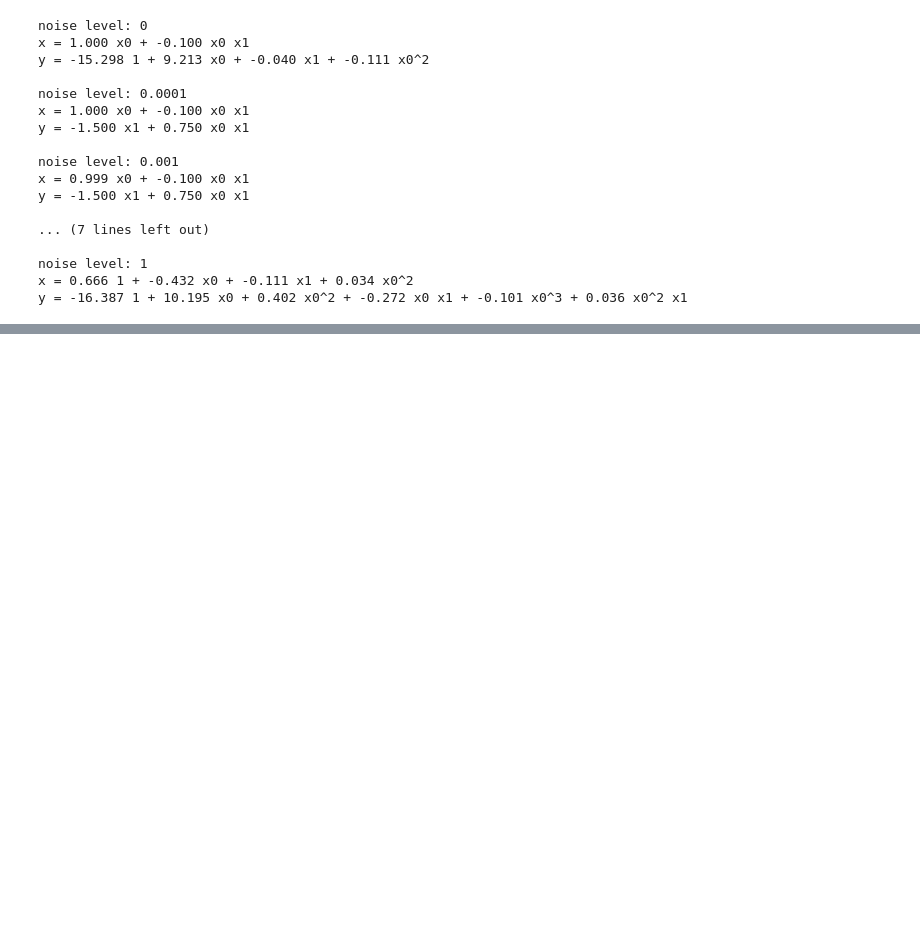
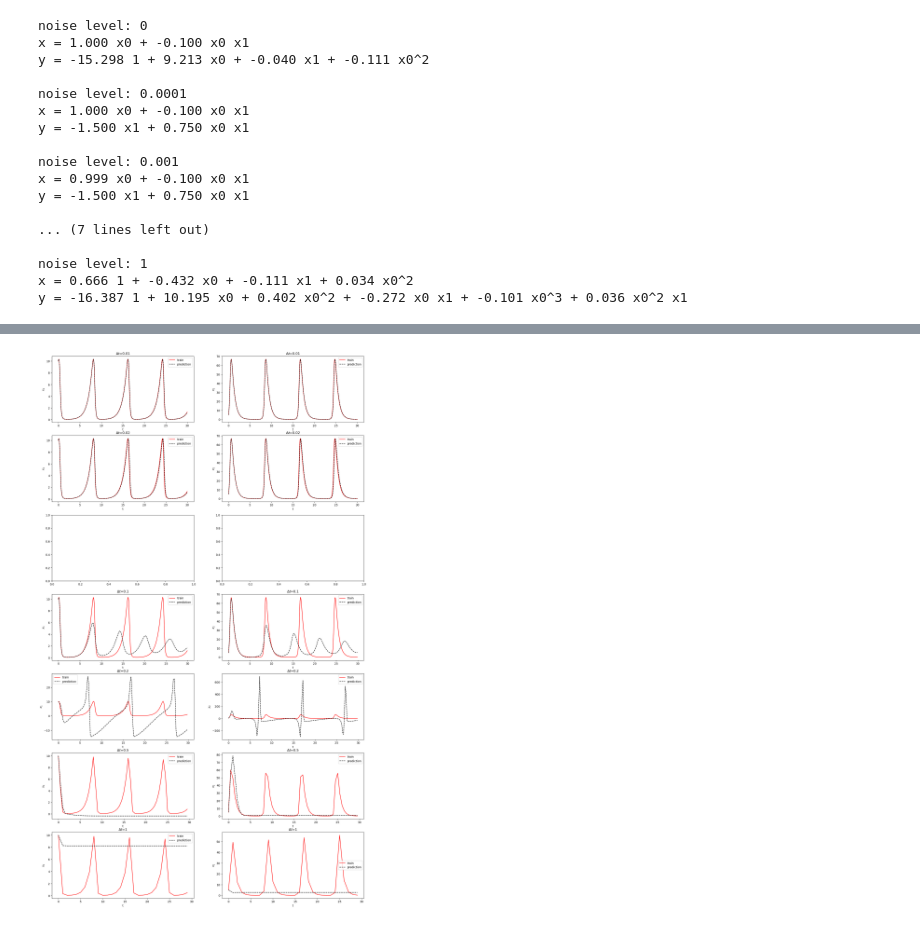
Before and after one commit to etrilling/MS-project, a Jupyter notebook: test01.ipynb, the cells around one changed output, grey strips where cells are left out. Cells and saved outputs as stored; diff of their text form; code cells hidden in the pictures; blank space fills up the shorter version.

```diff
--- a/test01.ipynb
+++ b/test01.ipynb
@@ -188,0 +291,28 @@ fig.show()
+# %%
+# plot the results
+n_rows = len(dts)
+n_cols = 2
+
+fig, axs = plt.subplots(n_rows, n_cols, figsize=(10*n_cols, 5*n_rows))
+
+for row in range(n_rows):
+    # each row corresponds to a different noise level
+
+    # skip if the model prediction failed
+    if t_preds[row] is None:
+        continue
+
+    for col in range(n_cols):
+        # plot the col'th training state variable
+        axs[row, col].plot(t_trains[row], x_trains[row][col], "r", label="train")
+
+        # plot the col'th state variable model prediction
+        axs[row, col].plot(t_preds[row], x_preds[row][col], "k--", label="prediction")
+
+        # set the title and labels
+        axs[row, col].set_title(f"$\Delta t$={dts[row]}")
+        axs[row, col].set_xlabel("t")
+        axs[row, col].set_ylabel(f"$x_{col + 1}$")
+        axs[row, col].legend()
+# %% [output]
+[figure, added]
```
Also changed, not shown: parts of 12 cells of this notebook.
